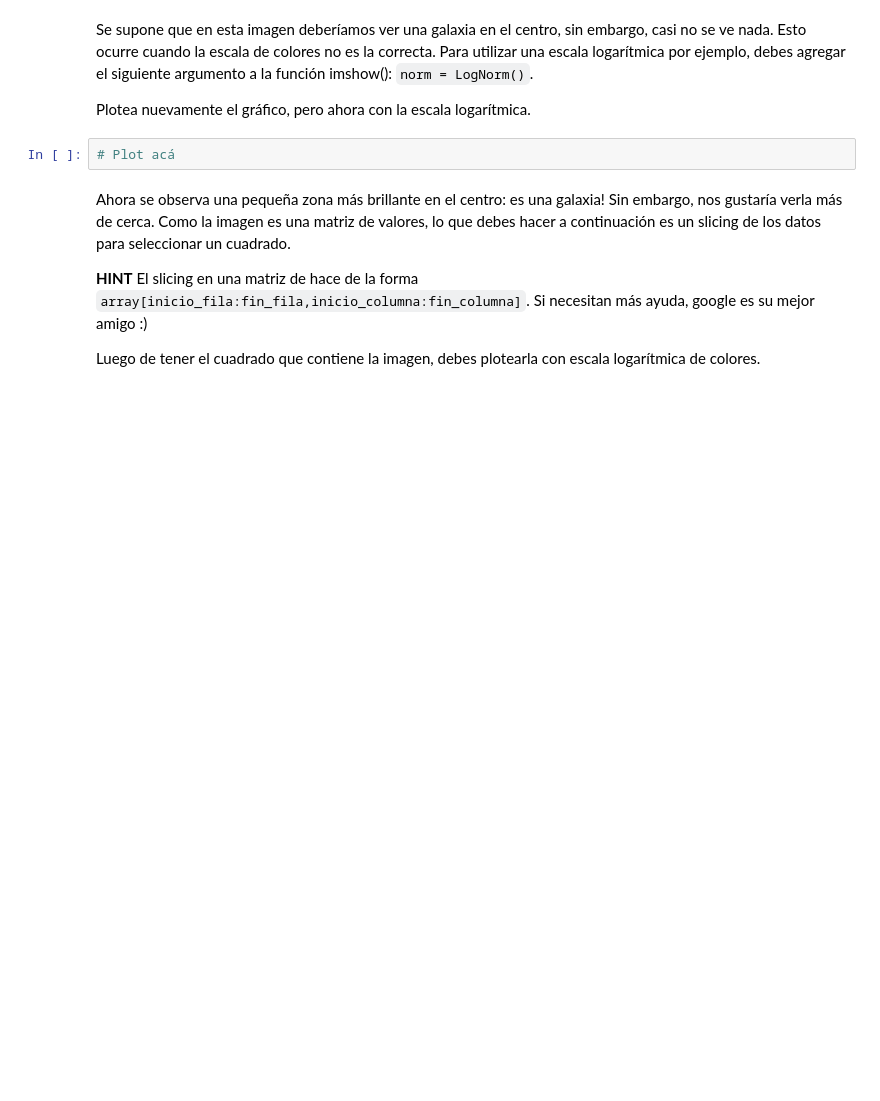
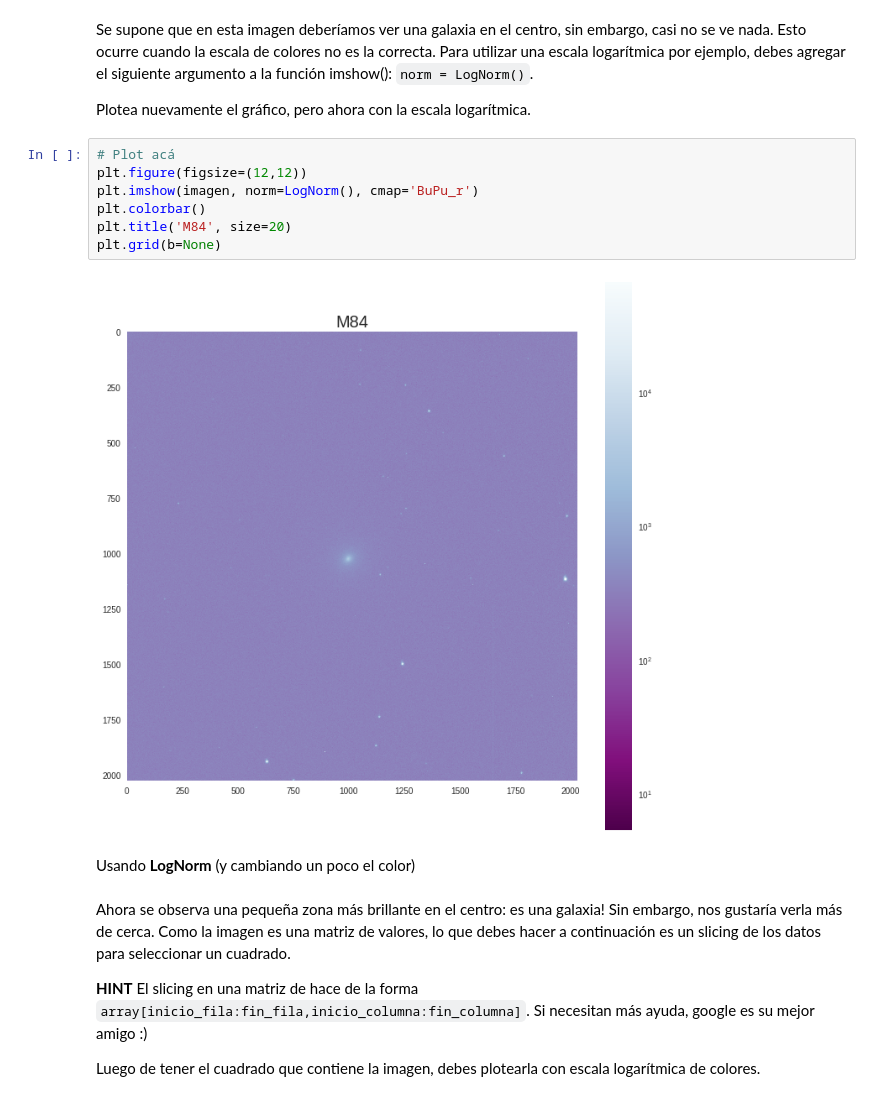
Before and after one commit to valfessi/minitarea3, a Jupyter notebook: minitarea3.ipynb, the cells around one changed output. Drawn from its saved outputs; the diff is of its cells as text; blank space fills up the shorter version.

```diff
--- a/minitarea3.ipynb
+++ b/minitarea3.ipynb
@@ -124,8 +139,17 @@ plt.grid(b=None)
 Se supone que en esta imagen deberíamos ver una galaxia en el centro, sin embargo, casi no se ve nada. Esto ocurre cuando la escala de colores no es la correcta. Para utilizar una escala logarítmica por ejemplo, debes agregar el siguiente argumento a la función imshow(): `norm = LogNorm()`.
 
 Plotea nuevamente el gráfico, pero ahora con la escala logarítmica.
-# %%
-# Plot acá
+# %%
+# Plot acá
+plt.figure(figsize=(12,12))
+plt.imshow(imagen, norm=LogNorm(), cmap='BuPu_r')
+plt.colorbar()
+plt.title('M84', size=20)
+plt.grid(b=None)
+# %% [output]
+[figure, added]
+# %% [markdown]
+Usando **LogNorm** (y cambiando un poco el color)
 # %% [markdown]
 Ahora se observa una pequeña zona más brillante en el centro: es una galaxia! Sin embargo, nos gustaría verla más de cerca. Como la imagen es una matriz de valores, lo que debes hacer a continuación es un slicing de los datos para seleccionar un cuadrado.
 
```
Also changed, not shown: parts of 5 cells of this notebook.
